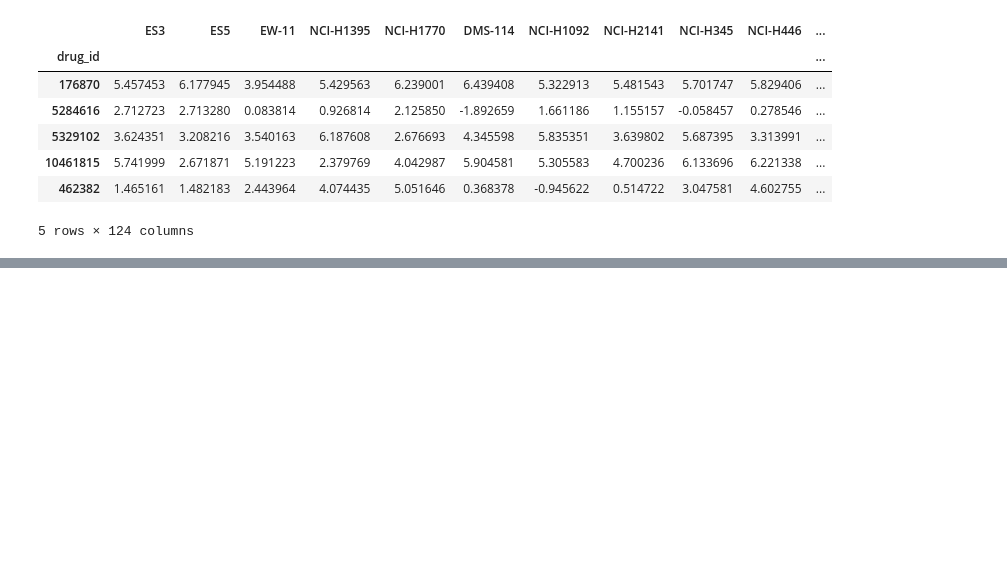
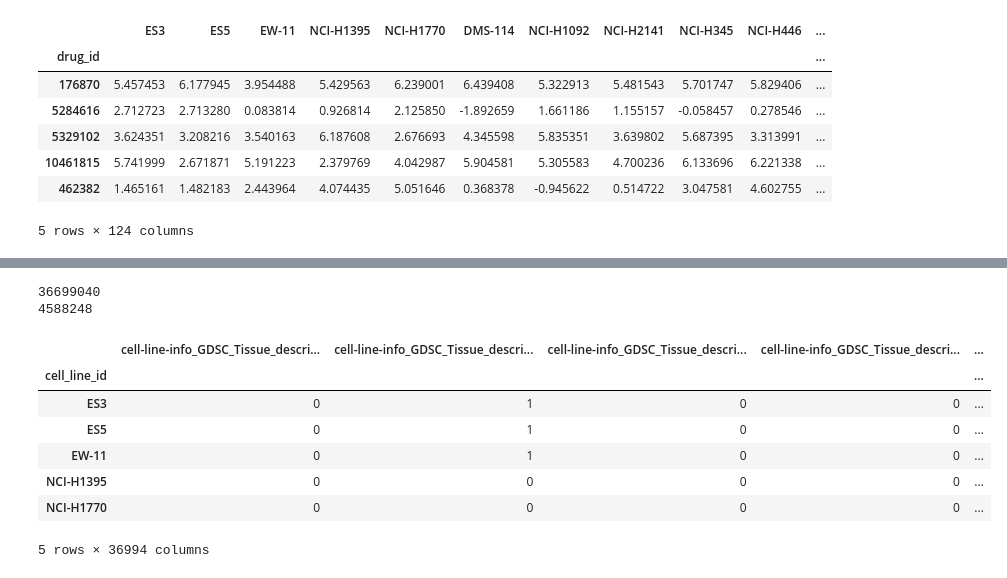
Before and after one commit to soerenetler/Cancer-Drug-Response-Prediction, a Jupyter notebook: Readata.ipynb, the cells around one changed output, grey strips where cells are left out. Cells and saved outputs as stored; diff of their text form; code cells hidden in the pictures; blank space fills up the shorter version.

```diff
--- a/Readata.ipynb
+++ b/Readata.ipynb
@@ -32,0 +84,25 @@ data.head()
+# %%
+cell_df = pd.read_csv(file_cell_line_information)
+cell_df.drop(['Unnamed: 0'], axis=1,inplace=True)
+cell_df.set_index("cell_line_id", inplace=True)
+print(cell_df.memory_usage(index=True).sum())
+for column in cell_df.columns:
+    if set(cell_df[column]).issubset({0, 1}):
+        cell_df[column] = cell_df[column].astype(np.bool)
+    if [x % 1 == 0 for x in set(cell_df[column])]:
+        cell_df[column] = cell_df[column].astype(np.int8)
+    else:
+        print(column, set(cell_df[column]))
+print(cell_df.memory_usage(index=True).sum())
+cell_df.head()
+# %% [output]
+36699040
+4588248
+|  | cell-line-info_GDSC_Tissue_descri... | cell-line-info_GDSC_Tissue_descri... | cell-line-info_GDSC_Tissue_descri... | cell-line-info_GDSC_Tissue_descri... | ... |
+| cell_line_id |  |  |  |  | ... |
+| ES3 | 0 | 1 | 0 | 0 | ... |
+| ES5 | 0 | 1 | 0 | 0 | ... |
+| EW-11 | 0 | 1 | 0 | 0 | ... |
+| NCI-H1395 | 0 | 0 | 0 | 0 | ... |
+| NCI-H1770 | 0 | 0 | 0 | 0 | ... |
+5 rows × 36994 columns
```
Also changed, not shown: parts of 5 cells of this notebook, 2 other files.
